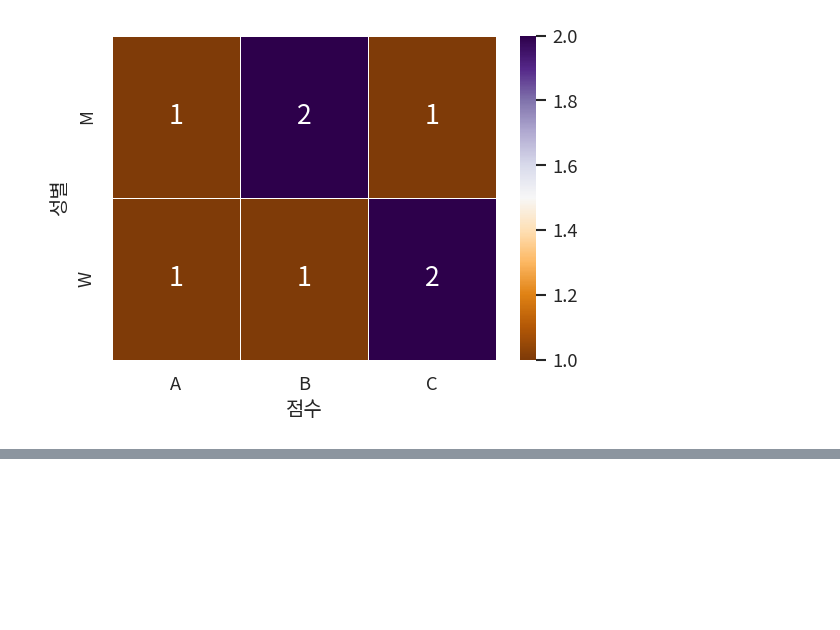
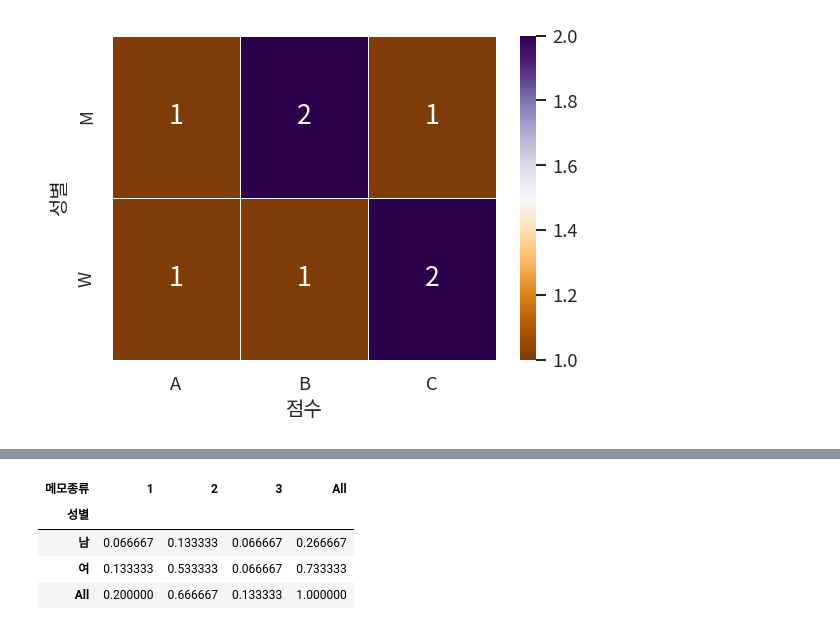
Before and after one commit to BoheeJeong/data_analysis_basic, a Jupyter notebook: [LAB-09] 기초 통계/09-02 명목형 변수에 대한 기초 통계량.ipynb, the cells around one changed output, grey strips where cells are left out. Saved outputs shown, nothing was run; the diff lists cells and outputs as text; code cells hidden in the pictures; blank space fills up the shorter version.

```diff
--- a/[LAB-09] 기초 통계/09-02 명목형 변수에 대한 기초 통계량.ipynb
+++ b/[LAB-09] 기초 통계/09-02 명목형 변수에 대한 기초 통계량.ipynb
@@ -217,0 +350,10 @@ plt.close()             # 그래프 작업 종료
+# %%
+privacy2_cb2= crosstab(index=privacy['성별'],columns=privacy['메모종류'],margins=True,normalize=True)
+
+privacy2_cb2
+# %% [output]
+| 메모종류 | 1 | 2 | 3 | All |
+| 성별 |  |  |  |  |
+| 남 | 0.066667 | 0.133333 | 0.066667 | 0.266667 |
+| 여 | 0.133333 | 0.533333 | 0.066667 | 0.733333 |
+| All | 0.200000 | 0.666667 | 0.133333 | 1.000000 |
```
Also changed, not shown: parts of 10 cells of this notebook, 4 other files.
